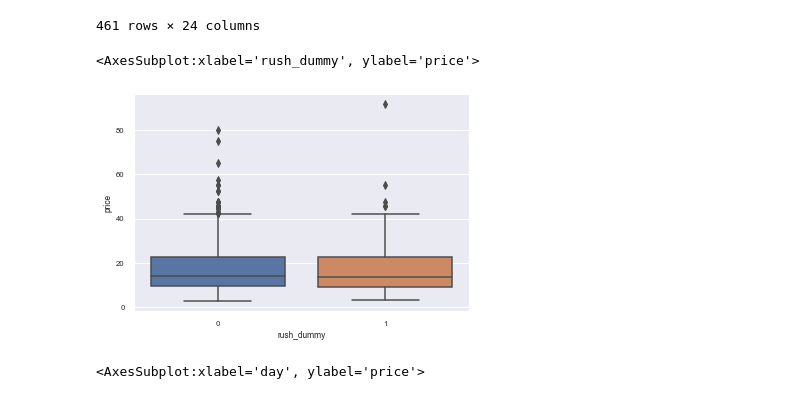
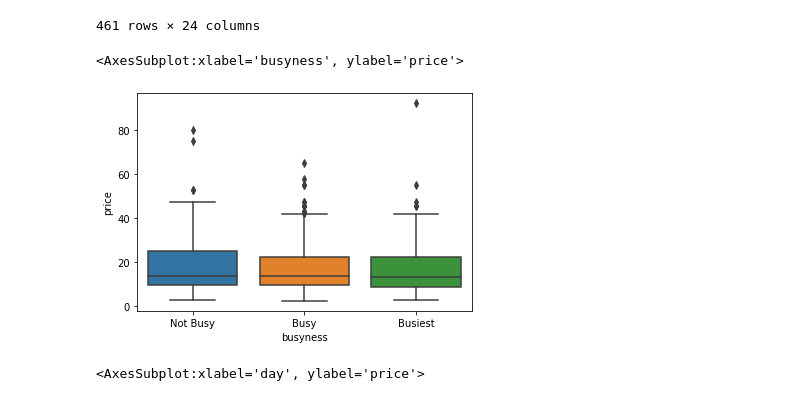
Before and after one commit to cndywu/TheYelpers, a Jupyter notebook: Final_Project_Sabrina_EDA.ipynb, the cells around one changed output. Cells and saved outputs as stored; diff of their text form; code cells hidden in the pictures.

Commit message:
Busyness bins

```diff
--- a/Final_Project_Sabrina_EDA.ipynb
+++ b/Final_Project_Sabrina_EDA.ipynb
@@ -213,9 +213,11 @@ a=sns.countplot(x='hour', data=train)
 # %%
-def dummy(x):
+def busy(x):
     if x['hour'] == 0 or x['hour']==1:
-        return 1
+        return ('Busiest')
+    if x['hour'] == 2 or x['hour']==4 or x['hour']==6 or x['hour']==7 or x['hour']==9 or x['hour']==10 or x['hour']==14 or x['hour']==17 or x['hour']==19 or x['hour']==22:
+        return ('Busy')
     else:
-        return 0
+        return ('Not Busy')
 # %%
-train['rush_dummy'] = train.apply(lambda x: dummy(x), axis=1)
+train['busyness'] = train.apply(lambda x: busy(x), axis=1)
 # %%
@@ -235,10 +237,10 @@ train.loc[train['rush_dummy'] == 1]
 | 2476 | 3379 | 3.01 | Uber | Boston University | North Station | 10.5 | 1.00 | 350ecc36-f7cc-4135-86f6-69396385ccc3 | 9a0e7b09-b92b-4c41-9779-2ad22b4d779d | ... |
 461 rows × 24 columns
 # %%
-sns.boxplot(y='price', x='rush_dummy', data=train)
+sns.boxplot(y='price', x='busyness', data=train)
 # %% [output]
-<AxesSubplot:xlabel='rush_dummy', ylabel='price'>
+<AxesSubplot:xlabel='busyness', ylabel='price'>
-[figure, old version]
+[figure, new version]
 # %%
 sns.boxplot(x='day',y='price', data=train )
 # %% [output]
```
Also changed, not shown: parts of 2 cells of this notebook, 1 other file.
